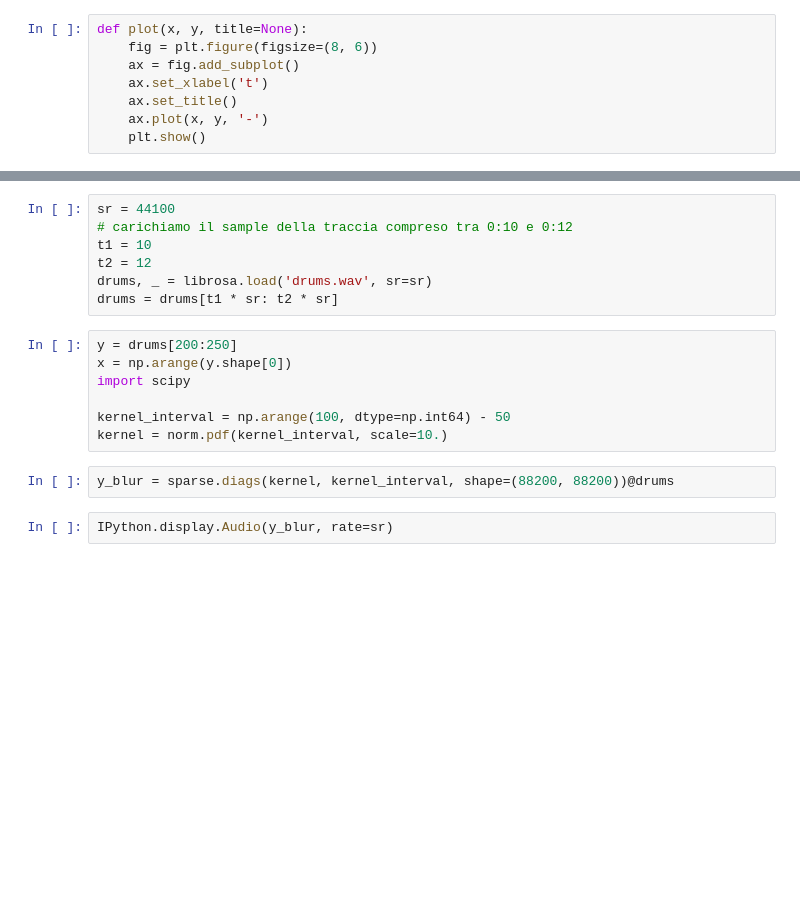
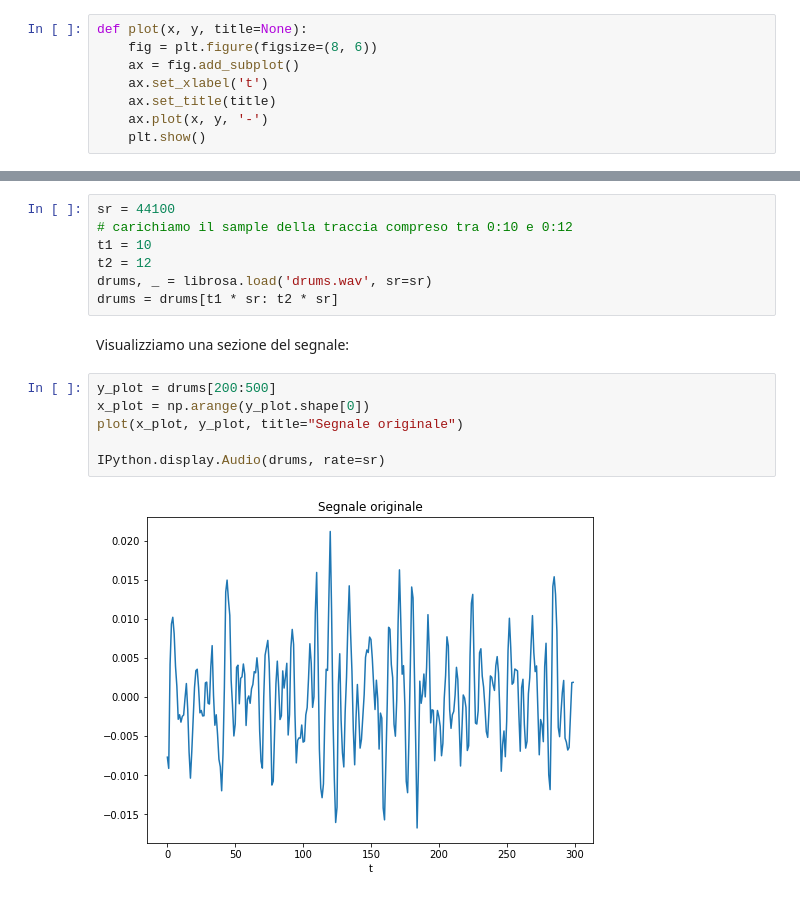
Before and after one commit to erodola/NumMeth-s2-2022, a Jupyter notebook: esercizi/ex3/ex3.ipynb, the cells around one changed output, grey strips where cells are left out. Cells and saved outputs as stored; diff of their text form; blank space fills up the shorter version.

```diff
--- a/esercizi/ex3/ex3.ipynb
+++ b/esercizi/ex3/ex3.ipynb
@@ -14,6 +16,6 @@ def plot(x, y, title=None):
     fig = plt.figure(figsize=(8, 6))
     ax = fig.add_subplot()
     ax.set_xlabel('t')
-    ax.set_title()
+    ax.set_title(title)
     ax.plot(x, y, '-')
     plt.show()
@@ -28,14 +53,13 @@ t1 = 10
 t2 = 12
 drums, _ = librosa.load('drums.wav', sr=sr)
 drums = drums[t1 * sr: t2 * sr]
-# %%
-y = drums[200:250]
-x = np.arange(y.shape[0])
-import scipy
-
-kernel_interval = np.arange(100, dtype=np.int64) - 50
-kernel = norm.pdf(kernel_interval, scale=10.)
-# %%
-y_blur = sparse.diags(kernel, kernel_interval, shape=(88200, 88200))@drums
-# %%
-IPython.display.Audio(y_blur, rate=sr)
+# %% [markdown]
+Visualizziamo una sezione del segnale:
+# %%
+y_plot = drums[200:500]
+x_plot = np.arange(y_plot.shape[0])
+plot(x_plot, y_plot, title="Segnale originale")
+
+IPython.display.Audio(drums, rate=sr)
+# %% [output]
+[figure, added]
```
Also changed, not shown: parts of 22 cells of this notebook.
